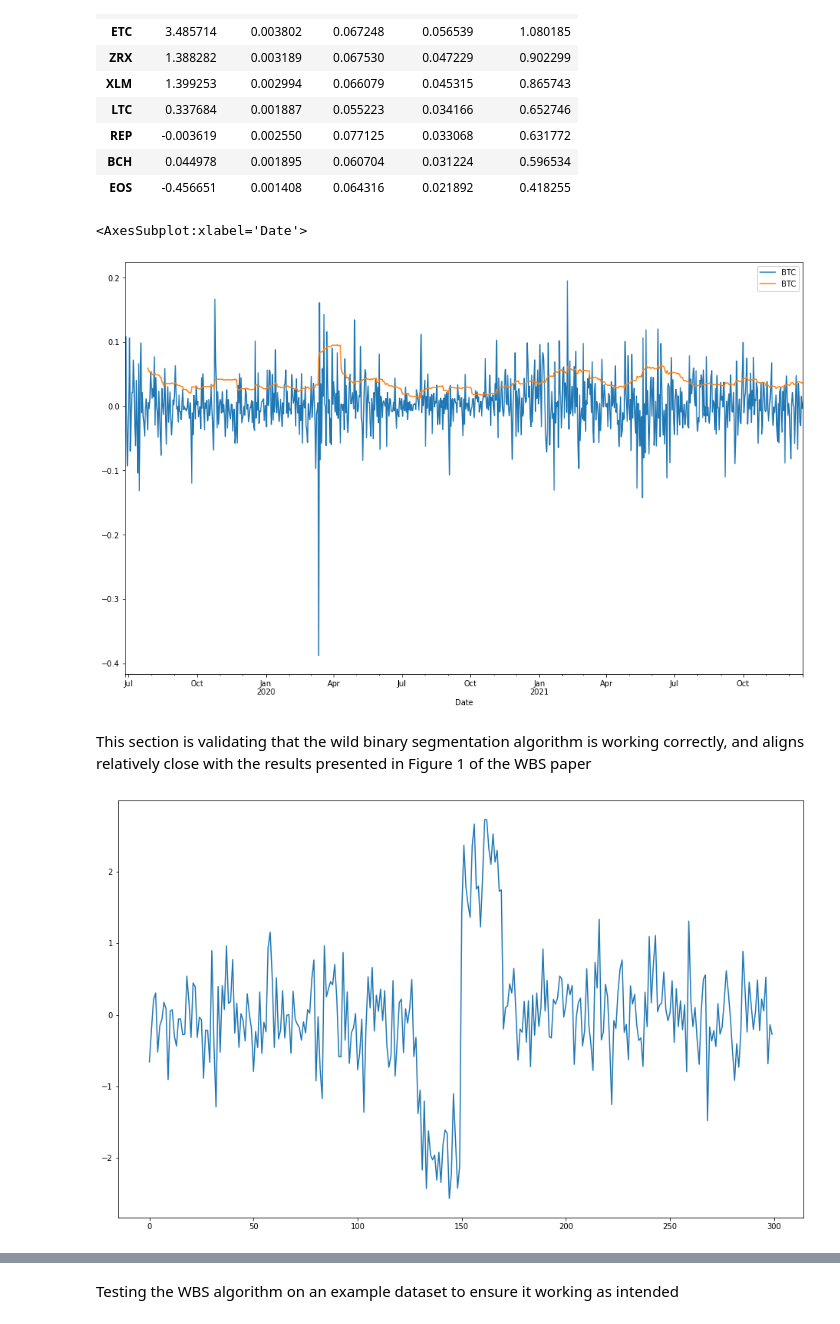
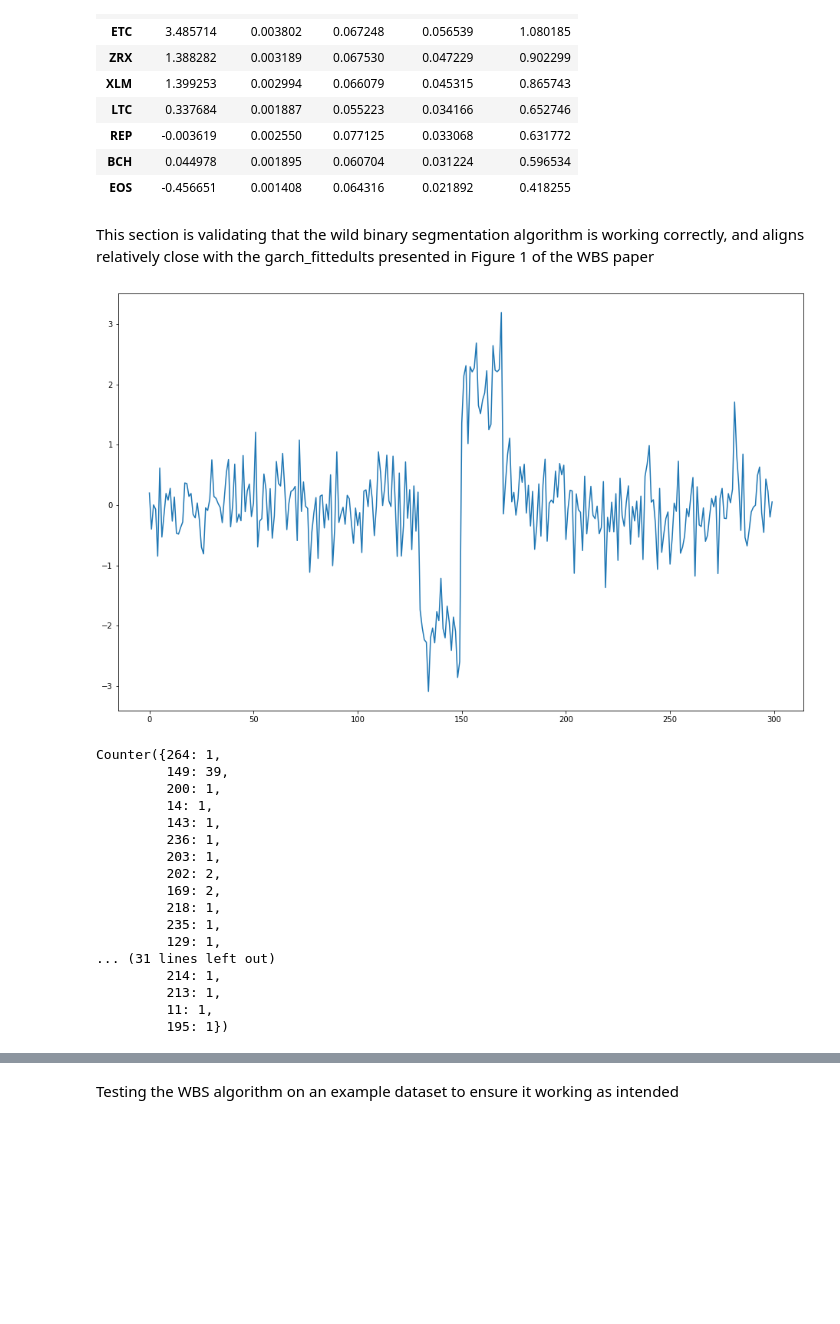
Before and after one commit to jonathan-bugg/crypto_portfolio_opt, a Jupyter notebook: coin_eda.ipynb, the cells around one changed output, grey strips where cells are left out. Saved outputs shown, nothing was run; the diff lists cells and outputs as text; code cells hidden in the pictures; blank space fills up the shorter version.

Commit message:
applying GARCH and WBS to BTC v1

```diff
--- a/coin_eda.ipynb
+++ b/coin_eda.ipynb
@@ -92,13 +94,5 @@ metric_df.sort_values('yearly_sharpe', ascending = False)
 | REP | -0.003619 | 0.002550 | 0.077125 | 0.033068 | 0.631772 |
 | BCH | 0.044978 | 0.001895 | 0.060704 | 0.031224 | 0.596534 |
 | EOS | -0.456651 | 0.001408 | 0.064316 | 0.021892 | 0.418255 |
-# %%
-returns_subset = returns.BTC
-returns_subset_std = returns.BTC.rolling(30).std()
-merged = pd.concat([returns_subset, returns_subset_std], axis=1)
-merged.plot()
-# %% [output]
-<AxesSubplot:xlabel='Date'>
-[figure, removed]
 # %%
 ex_timeseries_2 = np.random.normal(loc = 0, scale=1, size = 100)
@@ -115,33 +99,50 @@ import wbs_utils
 # %% [markdown]
-This section is validating that the wild binary segmentation algorithm is working correctly, and aligns relatively close with the results presented in Figure 1 of the WBS paper
+This section is validating that the wild binary segmentation algorithm is working correctly, and aligns relatively close with the garch_fittedults presented in Figure 1 of the WBS paper
 # %%
-import wbs_utils
+import collections
 
 ex_subset_1 = np.random.normal(loc = 0, scale=0.5, size = 130)
 ex_subset_2 = np.random.normal(loc = -2, scale=0.5, size = 20)
 ex_subset_3 = np.random.normal(loc = 2, scale=0.5, size = 20)
 ex_subset_4 = np.random.normal(loc = 0, scale=0.5, size = 130)
 
 ex_timeseries_test = np.concatenate((ex_subset_1, ex_subset_2, ex_subset_3, ex_subset_4))
 timeseries_series = pd.Series(ex_timeseries_test)
 timeseries_series.plot()
 plt.show()
 
 test_outputs = []
 
 for i in range(100):
     ex_subset_1 = np.random.normal(loc = 0, scale=1, size = 130)
     ex_subset_2 = np.random.normal(loc = -2, scale=1, size = 20)
     ex_subset_3 = np.random.normal(loc = 2, scale=1, size = 20)
     ex_subset_4 = np.random.normal(loc = 0, scale=1, size = 130)
 
     ex_timeseries_test = np.concatenate((ex_subset_1, ex_subset_2, ex_subset_3, ex_subset_4))
 
     break_point_output = max_break_point(ex_timeseries_test, s=0, e=len(ex_timeseries_test))
     break_point_output_break = break_point_output[0]
     test_outputs.append(break_point_output_break)
 
-# occurances = collections.Counter(test_outputs)
-# occurances
+occurances = collections.Counter(test_outputs)
+occurances
 # %% [output]
-[figure, old version]
+[figure, new version]
+Counter({264: 1,
+         149: 39,
+         200: 1,
+         14: 1,
+         143: 1,
+         236: 1,
+         203: 1,
+         202: 2,
+         169: 2,
+         218: 1,
+         235: 1,
+         129: 1,
+... (31 lines left out)
+         214: 1,
+         213: 1,
+         11: 1,
+         195: 1})
```
Also changed, not shown: parts of 18 cells of this notebook.
